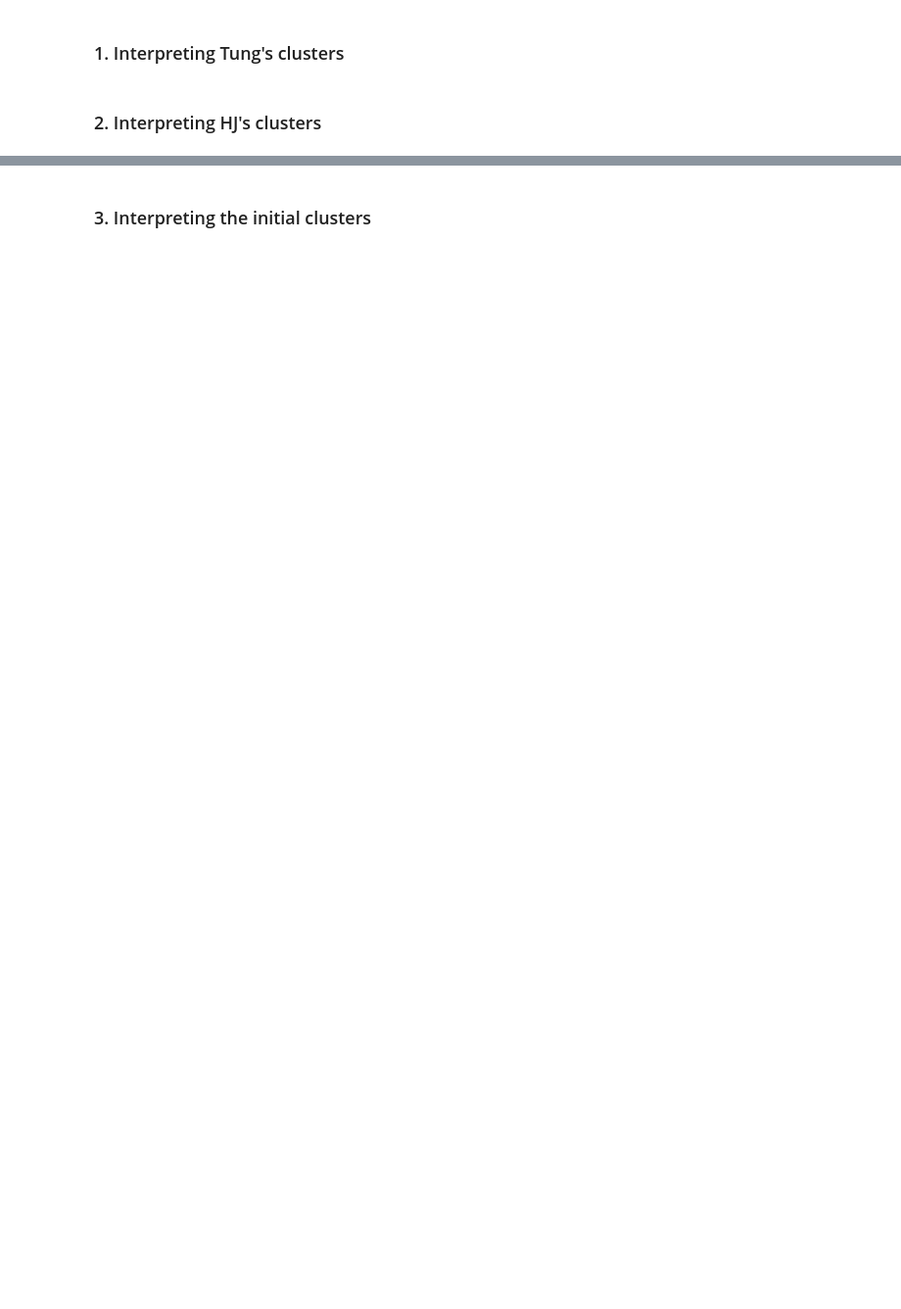
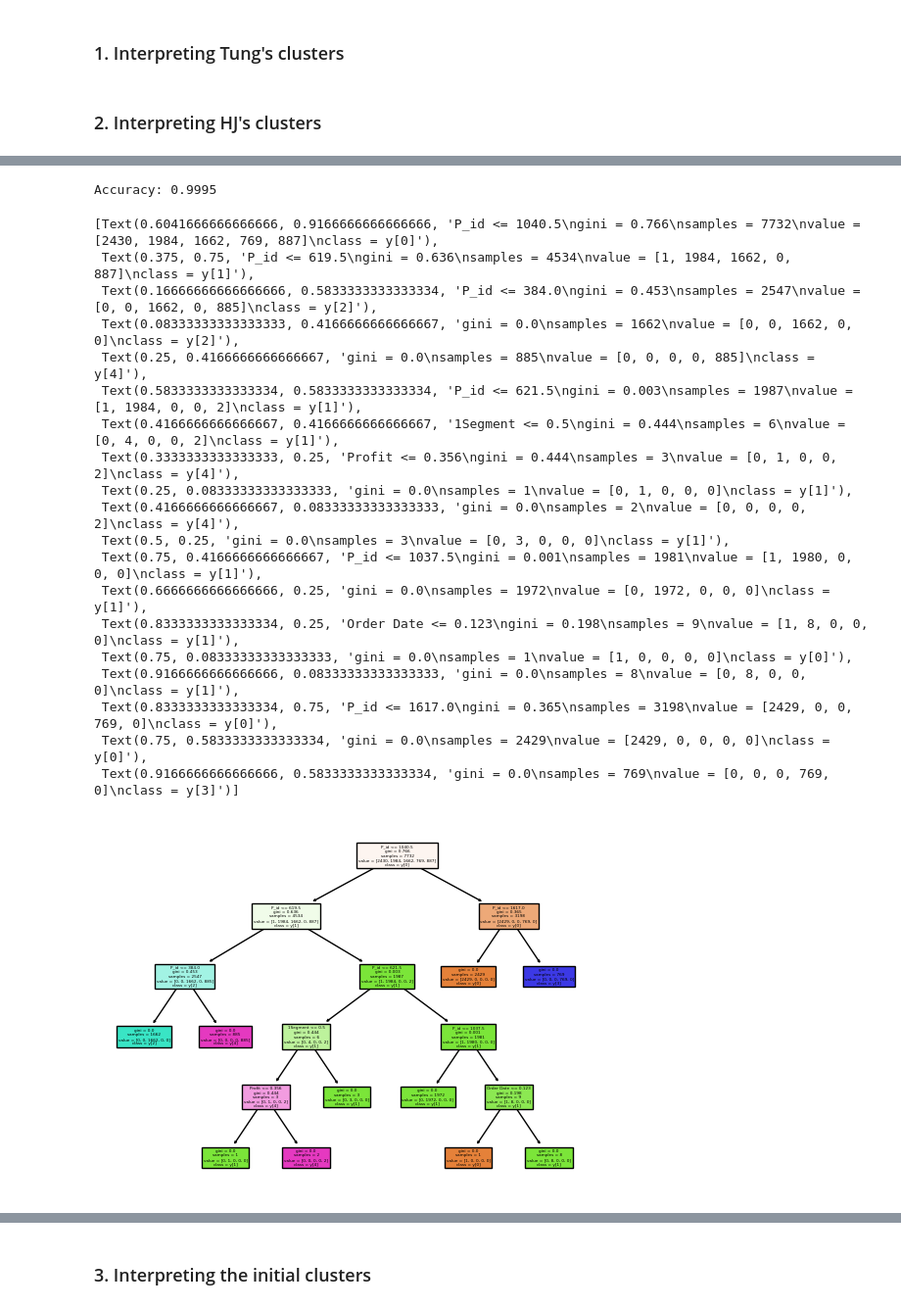
Before and after one commit to tungnd237/InventoryManagementAnalyst, a Jupyter notebook: sascha/final/0502_interpretable_clustering.ipynb, the cells around one changed output, grey strips where cells are left out. Shown at 98% size. Cells and saved outputs as stored; diff of their text form; code cells hidden in the pictures; blank space fills up the shorter version.

```diff
--- a/sascha/final/0502_interpretable_clustering.ipynb
+++ b/sascha/final/0502_interpretable_clustering.ipynb
@@ -314,0 +492,33 @@ plt.show()
+# %%
+# PCA-H with cluster=5 hyperparameter
+X = scaled_df_f
+y = no_outlier_df['label_pca_h_5']
+X_train, X_test, y_train, y_test = train_test_split(X, y, test_size=0.2, random_state=42)
+dtc = DecisionTreeClassifier()
+dtc.fit(X_train, y_train)
+y_pred = dtc.predict(X_test)
+accuracy = accuracy_score(y_test, y_pred)
+print(f"Accuracy: {accuracy:.4f}")
+plot_tree(dtc, feature_names = X.columns, filled = True, class_names=True)
+# %% [output]
+Accuracy: 0.9995
+[Text(0.6041666666666666, 0.9166666666666666, 'P_id <= 1040.5\ngini = 0.766\nsamples = 7732\nvalue = [2430, 1984, 1662, 769, 887]\nclass = y[0]'),
+ Text(0.375, 0.75, 'P_id <= 619.5\ngini = 0.636\nsamples = 4534\nvalue = [1, 1984, 1662, 0, 887]\nclass = y[1]'),
+ Text(0.16666666666666666, 0.5833333333333334, 'P_id <= 384.0\ngini = 0.453\nsamples = 2547\nvalue = [0, 0, 1662, 0, 885]\nclass = y[2]'),
+ Text(0.08333333333333333, 0.4166666666666667, 'gini = 0.0\nsamples = 1662\nvalue = [0, 0, 1662, 0, 0]\nclass = y[2]'),
+ Text(0.25, 0.4166666666666667, 'gini = 0.0\nsamples = 885\nvalue = [0, 0, 0, 0, 885]\nclass = y[4]'),
+ Text(0.5833333333333334, 0.5833333333333334, 'P_id <= 621.5\ngini = 0.003\nsamples = 1987\nvalue = [1, 1984, 0, 0, 2]\nclass = y[1]'),
+ Text(0.4166666666666667, 0.4166666666666667, '1Segment <= 0.5\ngini = 0.444\nsamples = 6\nvalue = [0, 4, 0, 0, 2]\nclass = y[1]'),
+ Text(0.3333333333333333, 0.25, 'Profit <= 0.356\ngini = 0.444\nsamples = 3\nvalue = [0, 1, 0, 0, 2]\nclass = y[4]'),
+ Text(0.25, 0.08333333333333333, 'gini = 0.0\nsamples = 1\nvalue = [0, 1, 0, 0, 0]\nclass = y[1]'),
+ Text(0.4166666666666667, 0.08333333333333333, 'gini = 0.0\nsamples = 2\nvalue = [0, 0, 0, 0, 2]\nclass = y[4]'),
+ Text(0.5, 0.25, 'gini = 0.0\nsamples = 3\nvalue = [0, 3, 0, 0, 0]\nclass = y[1]'),
+ Text(0.75, 0.4166666666666667, 'P_id <= 1037.5\ngini = 0.001\nsamples = 1981\nvalue = [1, 1980, 0, 0, 0]\nclass = y[1]'),
+ Text(0.6666666666666666, 0.25, 'gini = 0.0\nsamples = 1972\nvalue = [0, 1972, 0, 0, 0]\nclass = y[1]'),
+ Text(0.8333333333333334, 0.25, 'Order Date <= 0.123\ngini = 0.198\nsamples = 9\nvalue = [1, 8, 0, 0, 0]\nclass = y[1]'),
+ Text(0.75, 0.08333333333333333, 'gini = 0.0\nsamples = 1\nvalue = [1, 0, 0, 0, 0]\nclass = y[0]'),
+ Text(0.9166666666666666, 0.08333333333333333, 'gini = 0.0\nsamples = 8\nvalue = [0, 8, 0, 0, 0]\nclass = y[1]'),
+ Text(0.8333333333333334, 0.75, 'P_id <= 1617.0\ngini = 0.365\nsamples = 3198\nvalue = [2429, 0, 0, 769, 0]\nclass = y[0]'),
+ Text(0.75, 0.5833333333333334, 'gini = 0.0\nsamples = 2429\nvalue = [2429, 0, 0, 0, 0]\nclass = y[0]'),
+ Text(0.9166666666666666, 0.5833333333333334, 'gini = 0.0\nsamples = 769\nvalue = [0, 0, 0, 769, 0]\nclass = y[3]')]
+[figure, added]
```
Also changed, not shown: parts of 17 cells of this notebook, 7 other files.
